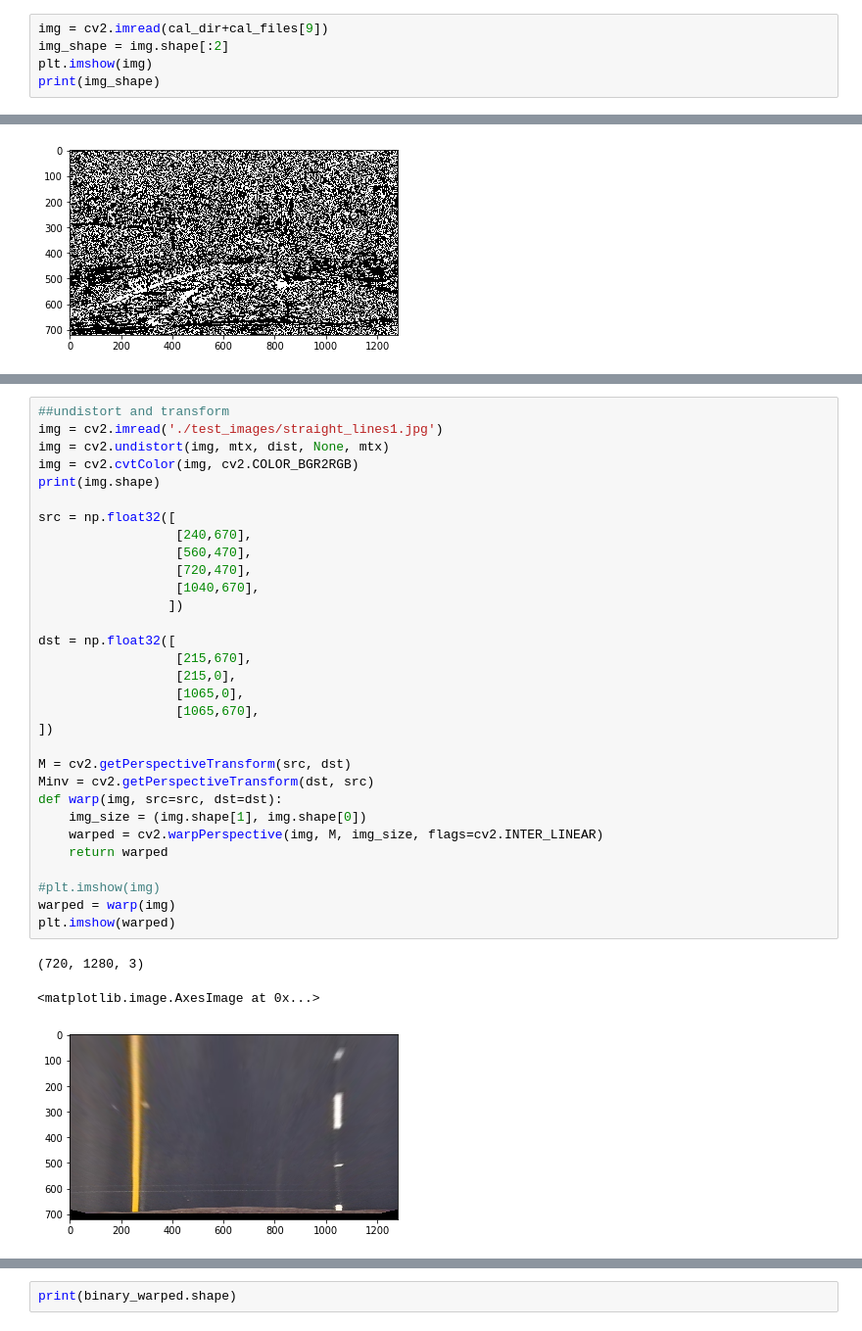
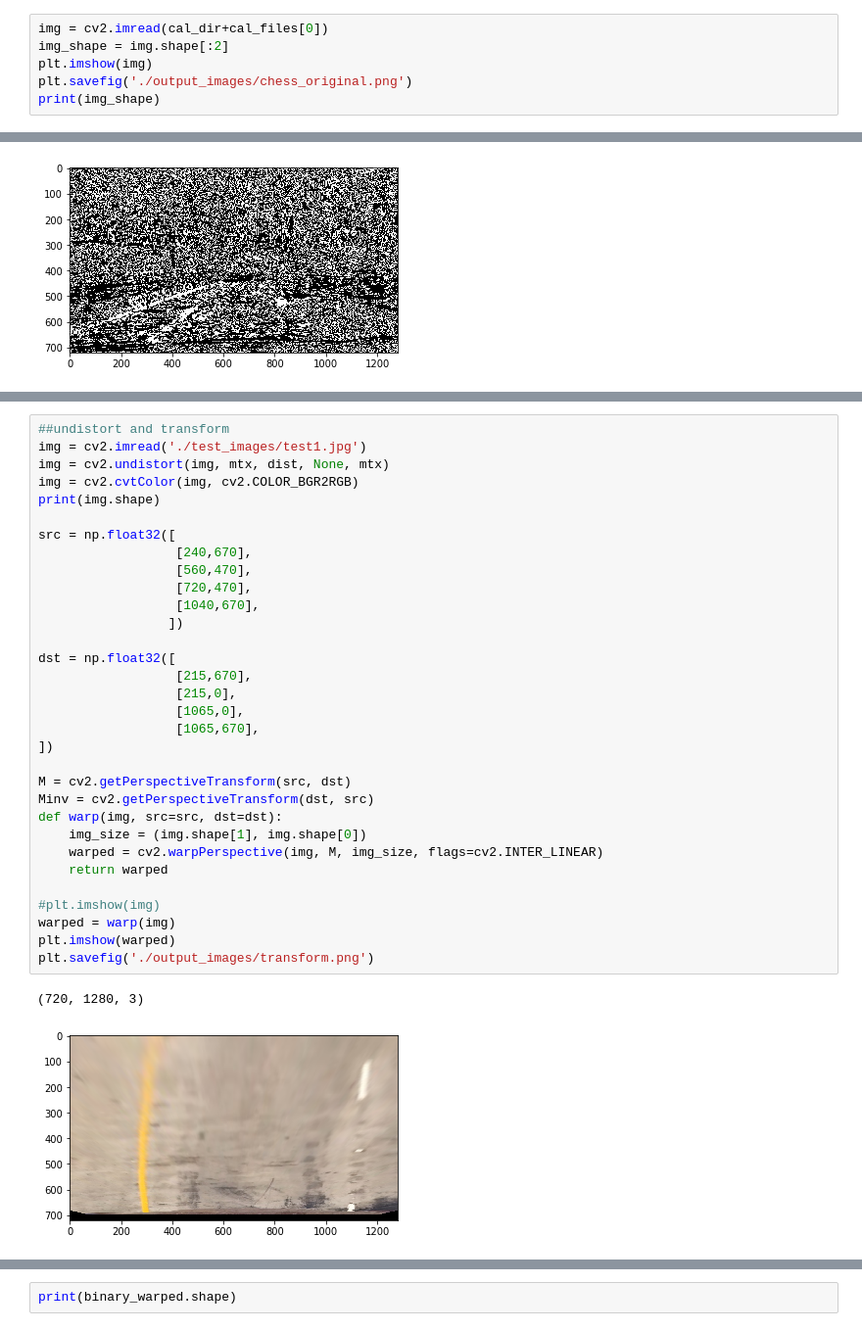
Before and after one commit to angelovila/CarND-P4-advanced-lane-finding, a Jupyter notebook: p4.ipynb, the cells around one changed output, grey strips where cells are left out. Shown at 98% size. Drawn from its saved outputs; the diff is of its cells as text.

```diff
--- a/p4.ipynb
+++ b/p4.ipynb
@@ -9,9 +9,10 @@ import os
 cal_dir = './camera_cal/'
 cal_files = os.listdir(cal_dir)
 # %%
-img = cv2.imread(cal_dir+cal_files[9])
+img = cv2.imread(cal_dir+cal_files[0])
 img_shape = img.shape[:2]
 plt.imshow(img)
+plt.savefig('./output_images/chess_original.png')
 print(img_shape)
 # %% [output]
 (720, 1280)
@@ -205,35 +207,35 @@ plt.imshow(image, cmap="gray")
 # %%
 ##undistort and transform
-img = cv2.imread('./test_images/straight_lines1.jpg')
+img = cv2.imread('./test_images/test1.jpg')
 img = cv2.undistort(img, mtx, dist, None, mtx)
 img = cv2.cvtColor(img, cv2.COLOR_BGR2RGB)
 print(img.shape)
 
 src = np.float32([
                   [240,670],
                   [560,470],
                   [720,470],
                   [1040,670],
                  ])
 
 dst = np.float32([
                   [215,670],
                   [215,0],
                   [1065,0],
                   [1065,670],
 ])
 
 M = cv2.getPerspectiveTransform(src, dst)
 Minv = cv2.getPerspectiveTransform(dst, src)
 def warp(img, src=src, dst=dst):
     img_size = (img.shape[1], img.shape[0])
     warped = cv2.warpPerspective(img, M, img_size, flags=cv2.INTER_LINEAR)
     return warped
 
 #plt.imshow(img)
 warped = warp(img)
 plt.imshow(warped)
+plt.savefig('./output_images/transform.png')
 # %% [output]
 (720, 1280, 3)
-<matplotlib.image.AxesImage at 0x...>
-[figure, old version]
+[figure, new version]
```
Also changed, not shown: parts of 16 cells of this notebook, 10 other files.
